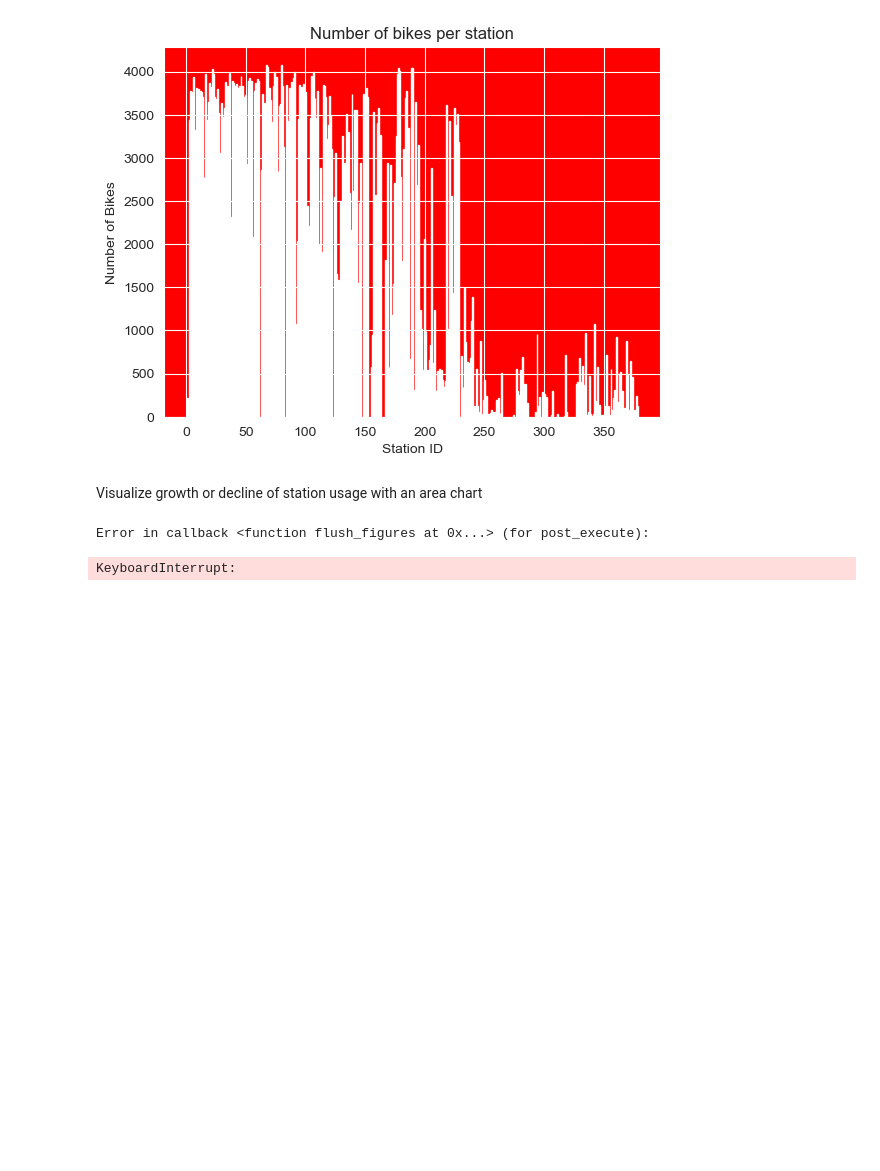
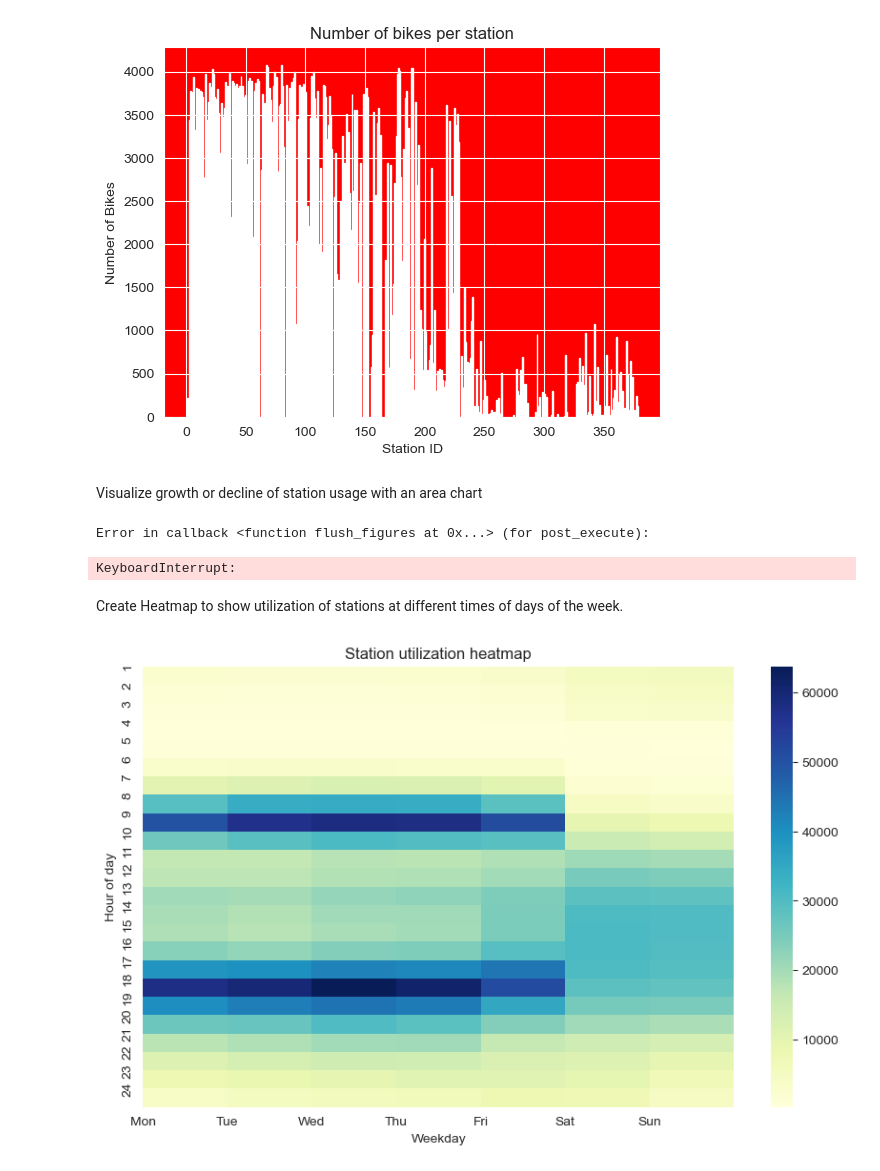
Before and after one commit to Oxford012/DDT, a Jupyter notebook: Laurin/Station-Level_Insights.ipynb, the cells around one changed output. Saved outputs shown, nothing was run; the diff lists cells and outputs as text; code cells hidden in the pictures; blank space fills up the shorter version.

Commit message:
Added more visualizations for station-level insights

```diff
--- a/Laurin/Station-Level_Insights.ipynb
+++ b/Laurin/Station-Level_Insights.ipynb
@@ -75,3 +76,25 @@ plt.show()
 # %% [output]
 Error in callback <function flush_figures at 0x...> (for post_execute):
 KeyboardInterrupt:
+# %% [markdown]
+Create Heatmap to show utilization of stations at different times of days of the week.
+# %%
+bluebikes_idletime['start_time'] = pd.to_datetime(bluebikes_idletime['start_time'])
+
+bluebikes_idletime['hour'] = bluebikes_idletime['start_time'].dt.hour
+bluebikes_idletime['weekday'] = bluebikes_idletime['start_time'].dt.weekday
+
+rentals_by_hour = bluebikes_idletime.groupby(['hour','weekday']).size().unstack()
+
+#heatmap_data = bluebikes_idletime.pivot_table(index='hour', columns='weekday', values='trip_id', aggfunc='count')
+
+plt.figure(figsize=(10,6))
+sns.heatmap(rentals_by_hour, cmap='YlGnBu')
+plt.xlabel('Weekday')
+plt.ylabel('Hour of day')
+plt.title('Station utilization heatmap')
+plt.xticks(ticks=range(7), labels=['Mon', 'Tue', 'Wed', 'Thu', 'Fri', 'Sat', 'Sun'])
+plt.yticks(range(24), range(1,25))
+plt.show()
+# %% [output]
+[figure, added]
```
Also changed, not shown: parts of 3 cells of this notebook.
